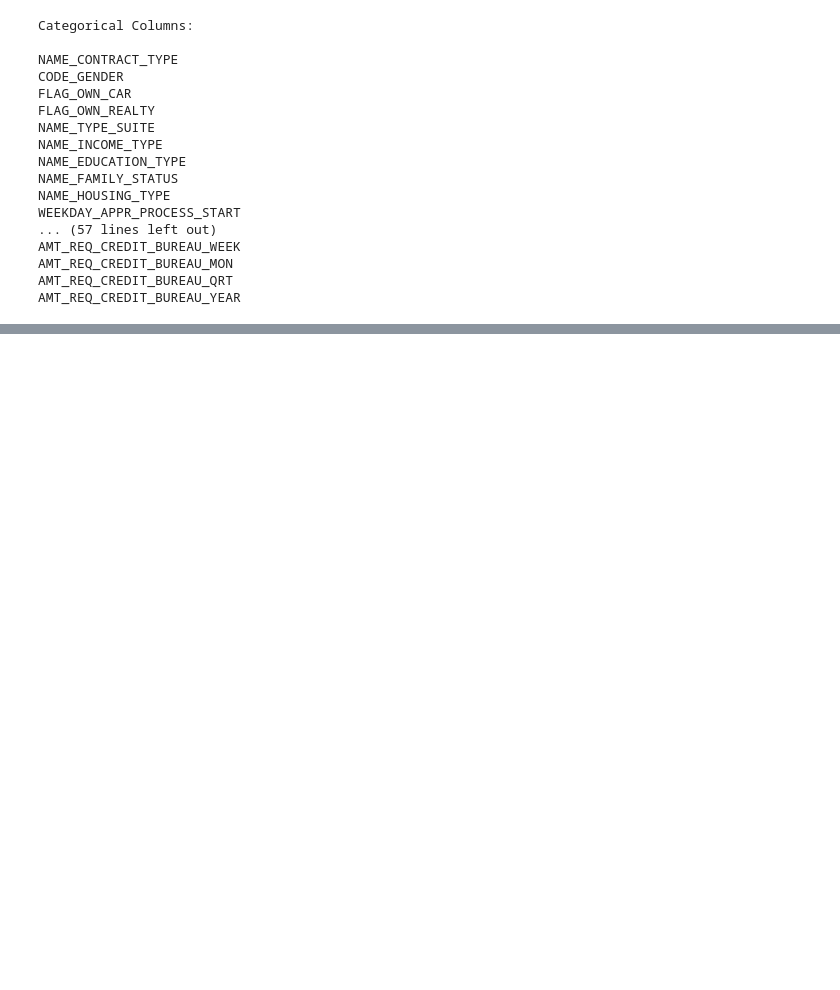
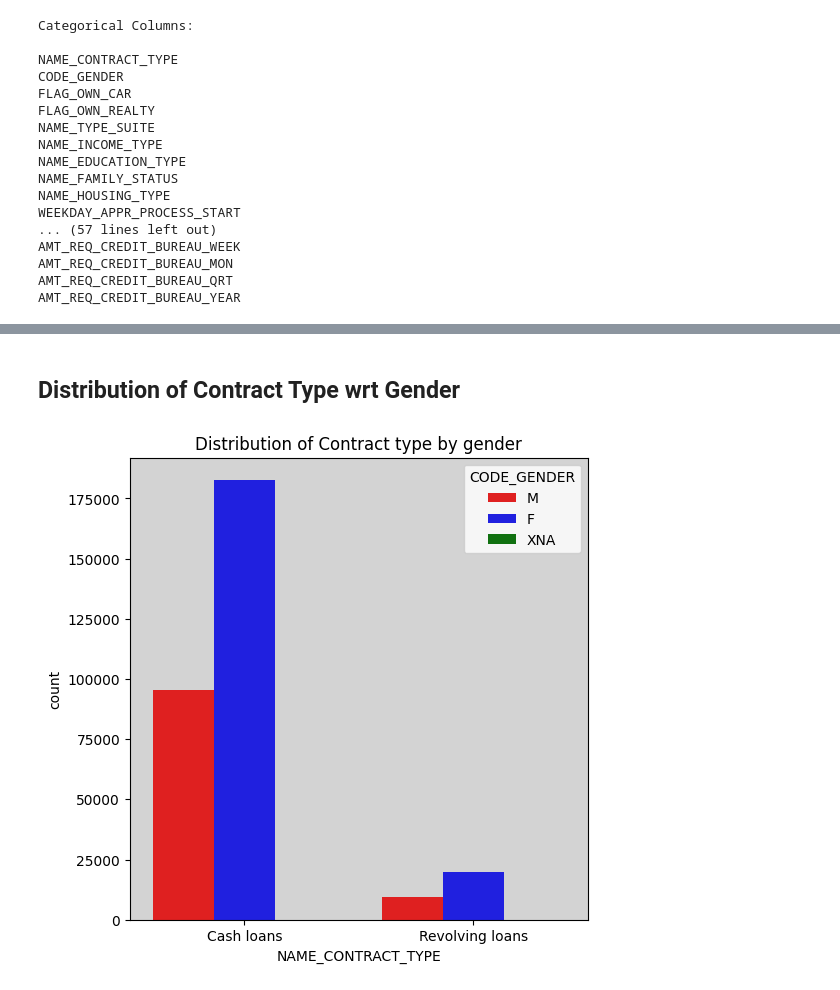
Before and after one commit to hiteshhhh007/Financial-Risk-Assessment, a Jupyter notebook: Financial-Risk-Assessment.ipynb, the cells around one changed output, grey strips where cells are left out. Saved outputs shown, nothing was run; the diff lists cells and outputs as text; code cells hidden in the pictures; blank space fills up the shorter version.

```diff
--- a/Financial-Risk-Assessment.ipynb
+++ b/Financial-Risk-Assessment.ipynb
@@ -478,0 +546,13 @@ AMT_REQ_CREDIT_BUREAU_YEAR
+# %% [markdown]
+## Distribution of Contract Type wrt Gender
+# %%
+fig  = plt.figure(figsize=(13,6))
+plt.subplot(121)
+ax = sns.countplot(x="NAME_CONTRACT_TYPE",hue="CODE_GENDER",data=application_data, palette=["r","b","g"])
+ax.set_facecolor("lightgrey")
+ax.set_title("Distribution of Contract type by gender")
+
+
+plt.show()
+# %% [output]
+[figure, added]
```
Also changed, not shown: parts of 19 cells of this notebook, 1 other file.
